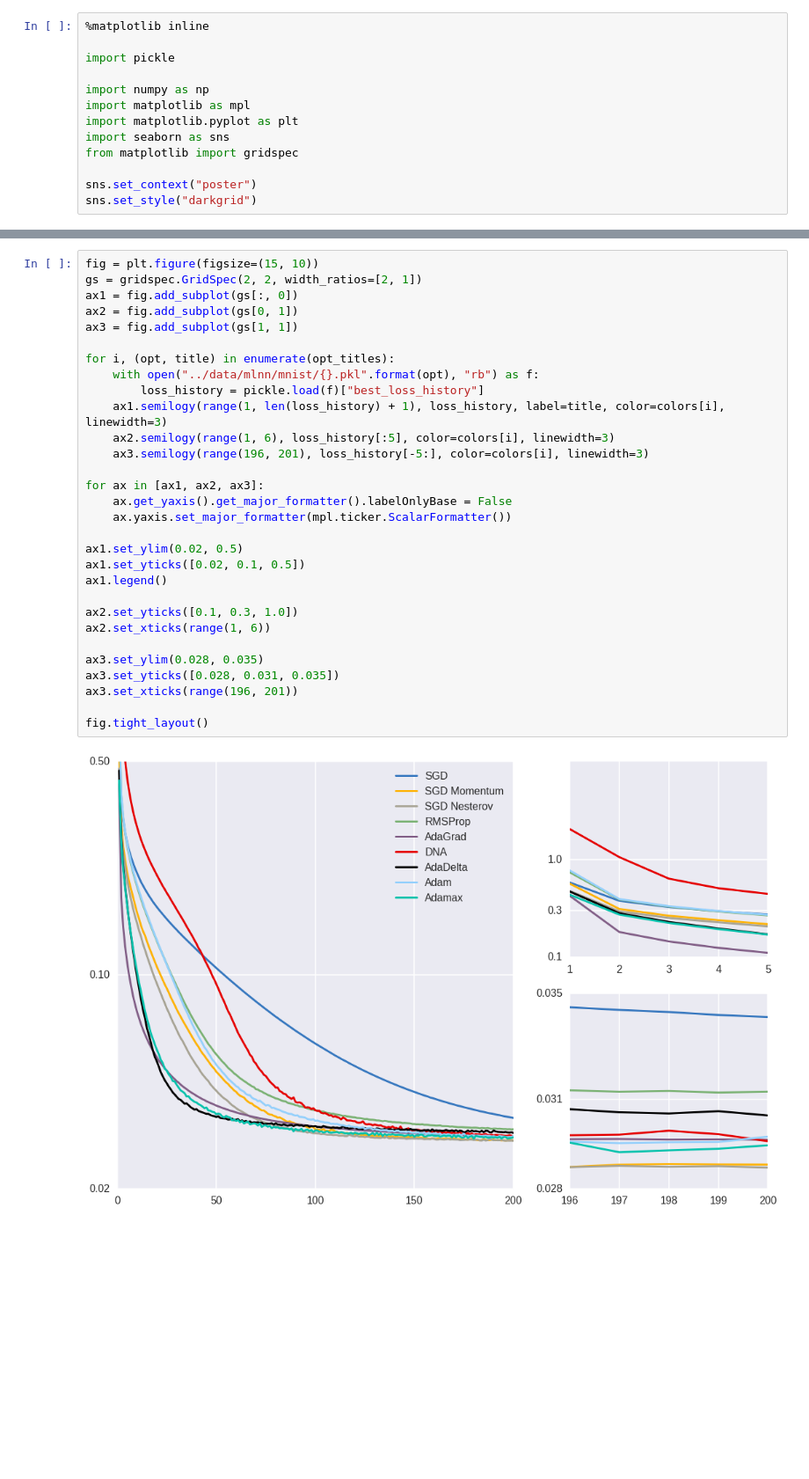
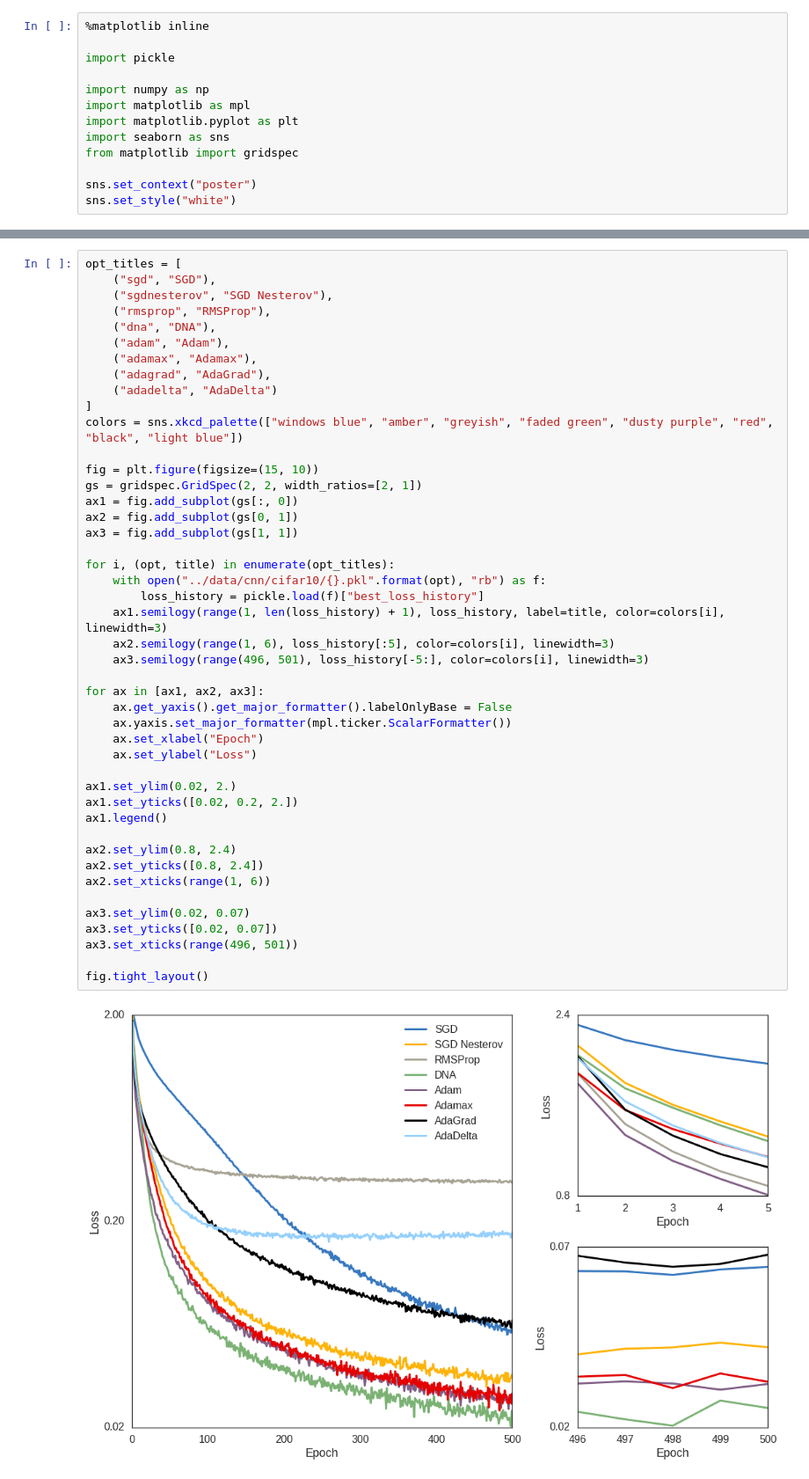
Before and after one commit to jayanthkoushik/sgd-feedback, a Jupyter notebook: src/compare_opts.ipynb, the cells around one changed output, grey strips where cells are left out. Shown: that part at 88% size. Cells and saved outputs as stored; diff of their text form; blank space fills up the shorter version.

```diff
--- a/src/compare_opts.ipynb
+++ b/src/compare_opts.ipynb
@@ -10,4 +10,4 @@ import seaborn as sns
 from matplotlib import gridspec
 
 sns.set_context("poster")
-sns.set_style("darkgrid")
+sns.set_style("white")
@@ -29,32 +16,47 @@ colors = sns.xkcd_palette(["windows blue", "amber", "greyish", "faded green", "d
 # %%
+opt_titles = [
+    ("sgd", "SGD"),
+    ("sgdnesterov", "SGD Nesterov"),
+    ("rmsprop", "RMSProp"),
+    ("dna", "DNA"),
+    ("adam", "Adam"),
+    ("adamax", "Adamax"),
+    ("adagrad", "AdaGrad"),
+    ("adadelta", "AdaDelta")
+]
+colors = sns.xkcd_palette(["windows blue", "amber", "greyish", "faded green", "dusty purple", "red", "black", "light blue"])
+
 fig = plt.figure(figsize=(15, 10))
 gs = gridspec.GridSpec(2, 2, width_ratios=[2, 1])
 ax1 = fig.add_subplot(gs[:, 0])
 ax2 = fig.add_subplot(gs[0, 1])
 ax3 = fig.add_subplot(gs[1, 1])
 
 for i, (opt, title) in enumerate(opt_titles):
-    with open("../data/mlnn/mnist/{}.pkl".format(opt), "rb") as f:
+    with open("../data/cnn/cifar10/{}.pkl".format(opt), "rb") as f:
         loss_history = pickle.load(f)["best_loss_history"]
     ax1.semilogy(range(1, len(loss_history) + 1), loss_history, label=title, color=colors[i], linewidth=3)
     ax2.semilogy(range(1, 6), loss_history[:5], color=colors[i], linewidth=3)
-    ax3.semilogy(range(196, 201), loss_history[-5:], color=colors[i], linewidth=3)
+    ax3.semilogy(range(496, 501), loss_history[-5:], color=colors[i], linewidth=3)
 
 for ax in [ax1, ax2, ax3]:
     ax.get_yaxis().get_major_formatter().labelOnlyBase = False
     ax.yaxis.set_major_formatter(mpl.ticker.ScalarFormatter())
+    ax.set_xlabel("Epoch")
+    ax.set_ylabel("Loss")
 
-ax1.set_ylim(0.02, 0.5)
-ax1.set_yticks([0.02, 0.1, 0.5])
+ax1.set_ylim(0.02, 2.)
+ax1.set_yticks([0.02, 0.2, 2.])
 ax1.legend()
 
-ax2.set_yticks([0.1, 0.3, 1.0])
+ax2.set_ylim(0.8, 2.4)
+ax2.set_yticks([0.8, 2.4])
 ax2.set_xticks(range(1, 6))
 
-ax3.set_ylim(0.028, 0.035)
-ax3.set_yticks([0.028, 0.031, 0.035])
-ax3.set_xticks(range(196, 201))
+ax3.set_ylim(0.02, 0.07)
+ax3.set_yticks([0.02, 0.07])
+ax3.set_xticks(range(496, 501))
 
 fig.tight_layout()
 # %% [output]
-[figure, old version]
+[figure, new version]
```
Also changed, not shown: parts of 4 cells of this notebook.
